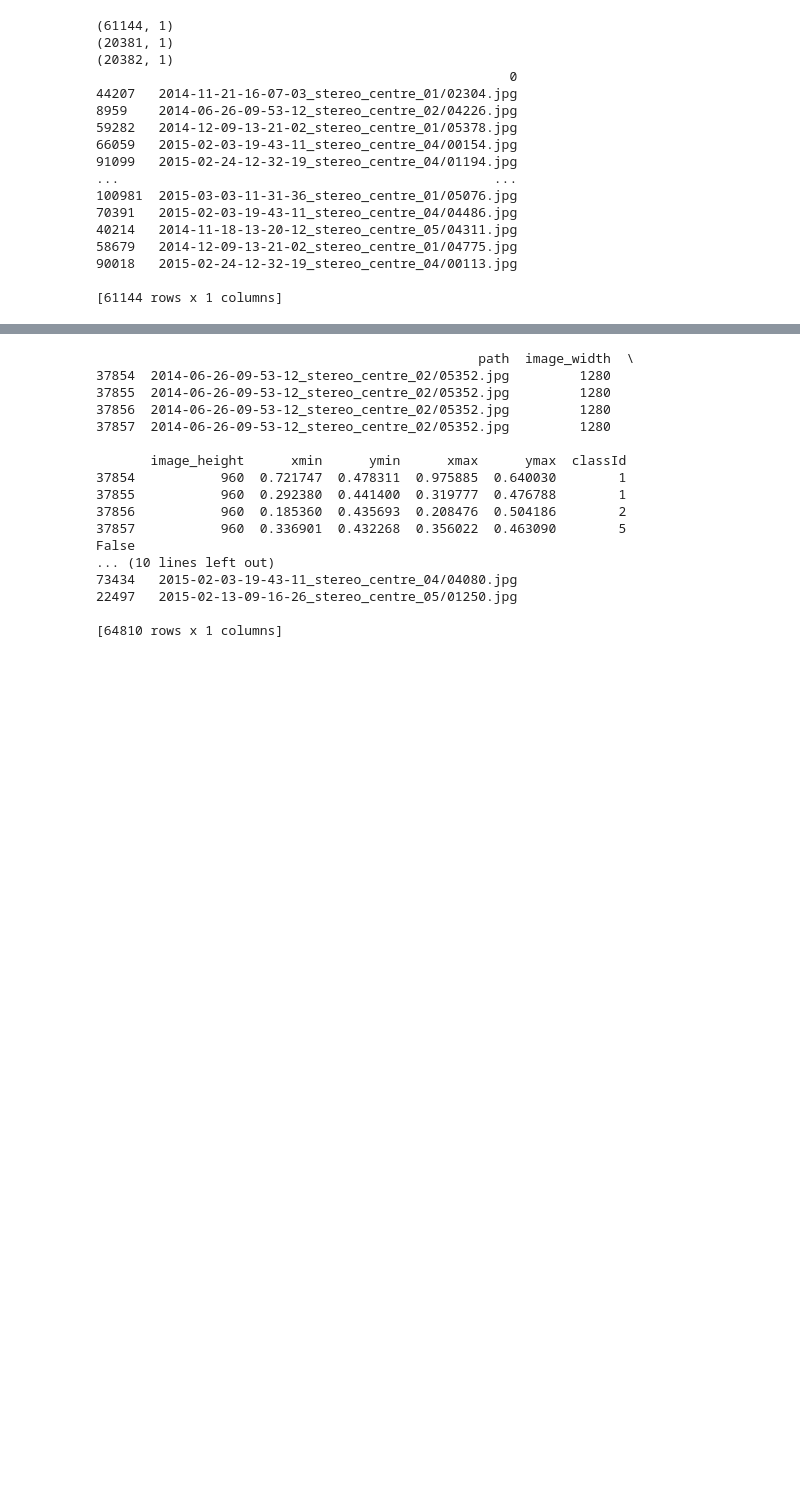
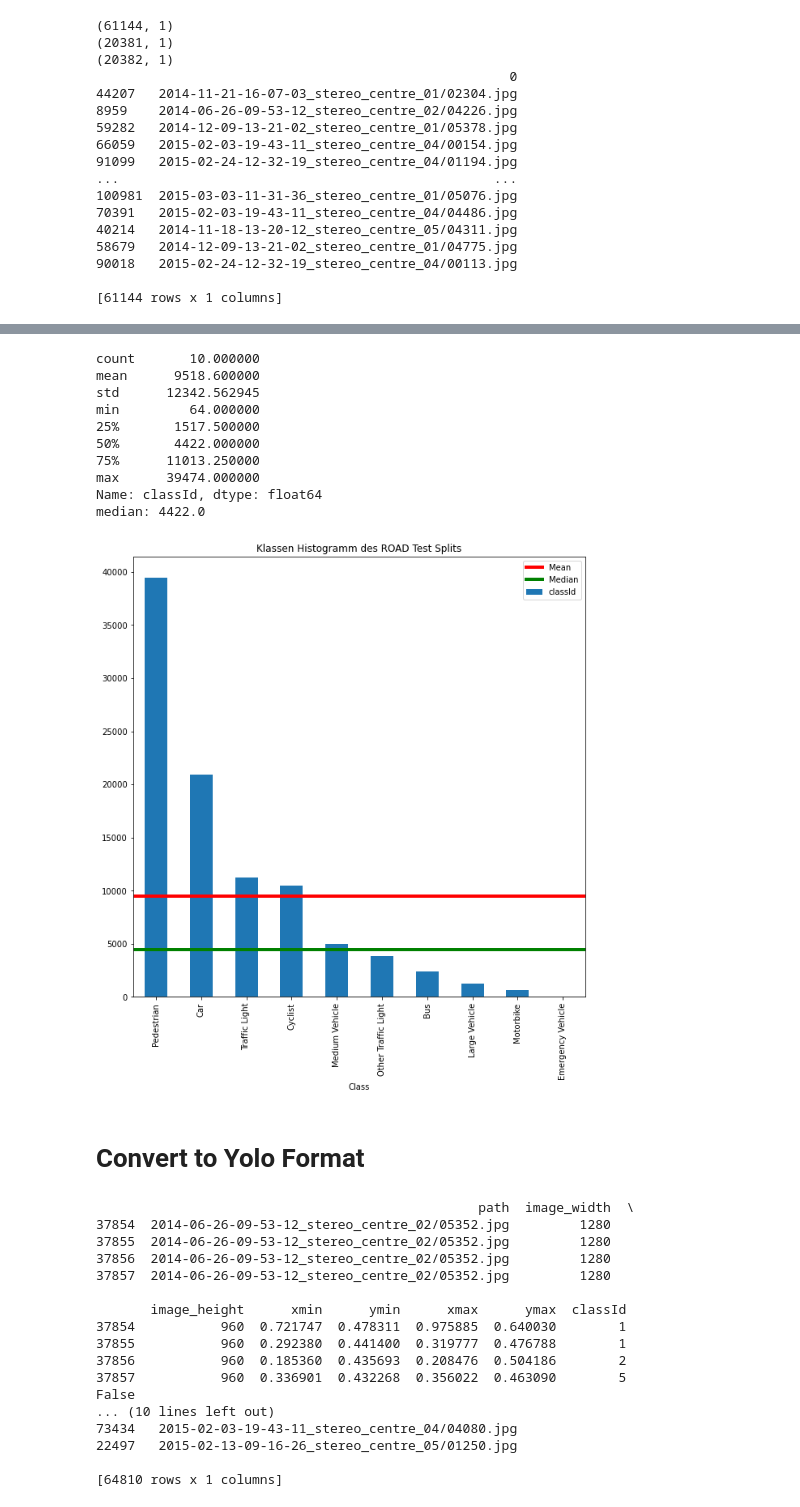
Before and after one commit to AutonomeStudienarbeit/EvalFramework, a Jupyter notebook: notebooks/road_dataset.ipynb, the cells around one changed output, grey strips where cells are left out. Cells and saved outputs as stored; diff of their text form; code cells hidden in the pictures; blank space fills up the shorter version.

```diff
--- a/notebooks/road_dataset.ipynb
+++ b/notebooks/road_dataset.ipynb
@@ -259,3 +365,30 @@ print(train)
+# %%
+test_df = pd.merge(left=test, right=gt_df, left_on=0, right_on='path')
+test_class_counts = pd.value_counts(test_df['classId'])
+test_labels = pd.merge(left=test_class_counts, right=class_labels, left_index=True, right_index=True)
+test_ax = test_class_counts.plot(figsize=(10,10), title="Klassen Histogramm des ROAD Test Splits", xlabel="Class", kind="bar")
+test_ax.axhline(y=test_class_counts.mean(), linewidth=4, color='r', label='Mean')
+test_ax.axhline(y=test_class_counts.median(), linewidth=4, color='g', label='Median')
+test_ax.legend()
+test_ax.set_xticklabels(labels=test_labels[0])
+road_test_fig = test_ax.get_figure()
+road_test_fig.show()
+print(test_class_counts.describe())
+print(f"median: {test_class_counts.median()}")
+# %% [output]
+count       10.000000
+mean      9518.600000
+std      12342.562945
+min         64.000000
+25%       1517.500000
+50%       4422.000000
+75%      11013.250000
+max      39474.000000
+Name: classId, dtype: float64
+median: 4422.0
+[figure, added]
+# %% [markdown]
+# Convert to Yolo Format
 # %%
 from pathlib import Path
 def create_nested_folders(*paths):
```
Also changed, not shown: parts of 8 cells of this notebook.
